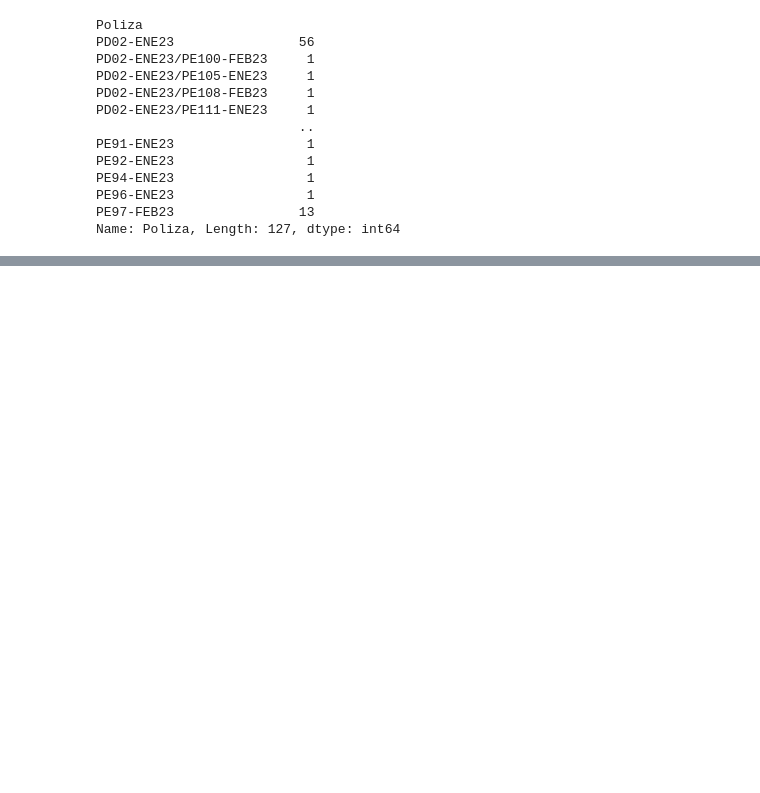
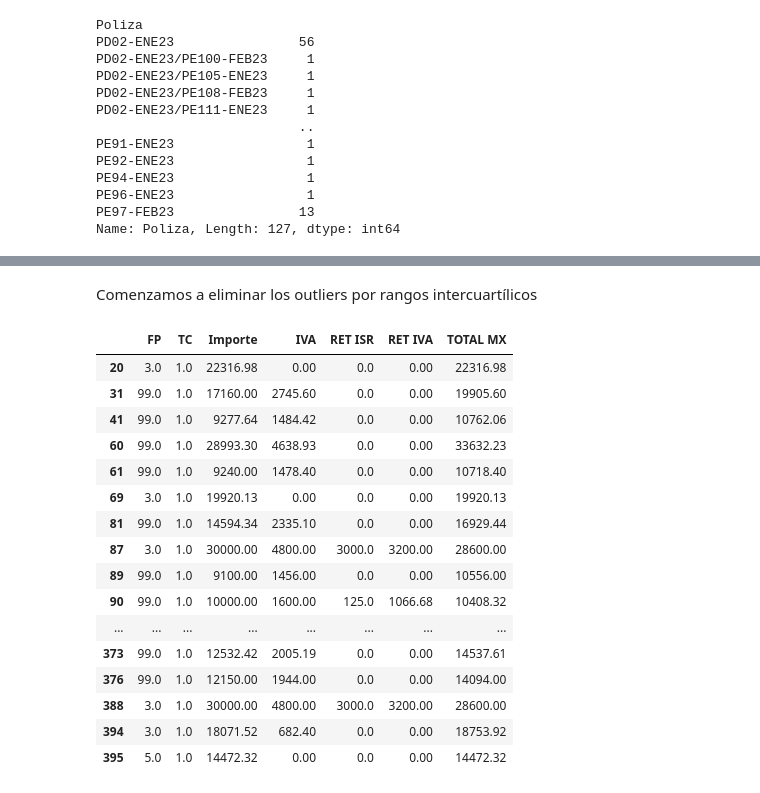
Before and after one commit to karen1203/Valores_Atipicos, a Jupyter notebook: 2023.ipynb, the cells around one changed output, grey strips where cells are left out. Drawn from its saved outputs; the diff is of its cells as text; code cells hidden in the pictures; blank space fills up the shorter version.

```diff
--- a/2023.ipynb
+++ b/2023.ipynb
@@ -226,0 +290,36 @@ gasto
+# %% [markdown]
+Comenzamos a eliminar los outliers por rangos intercuartílicos
+# %%
+y=cuantitativos["Importe"]
+
+percentil25=y.quantile(0.25)
+
+percentil75=y.quantile(0.75)
+
+iqr=percentil75-percentil25
+
+limiteSuperior= percentil75+1.5*iqr
+
+limiteInferior=percentil25-1.5*iqr
+
+outliersIqr= cuantitativos[(y>limiteSuperior) | (y<limiteInferior)]
+
+outliersIqr
+# %% [output]
+|  | FP | TC | Importe | IVA | RET ISR | RET IVA | TOTAL MX |
+| 20 | 3.0 | 1.0 | 22316.98 | 0.00 | 0.0 | 0.00 | 22316.98 |
+| 31 | 99.0 | 1.0 | 17160.00 | 2745.60 | 0.0 | 0.00 | 19905.60 |
+| 41 | 99.0 | 1.0 | 9277.64 | 1484.42 | 0.0 | 0.00 | 10762.06 |
+| 60 | 99.0 | 1.0 | 28993.30 | 4638.93 | 0.0 | 0.00 | 33632.23 |
+| 61 | 99.0 | 1.0 | 9240.00 | 1478.40 | 0.0 | 0.00 | 10718.40 |
+| 69 | 3.0 | 1.0 | 19920.13 | 0.00 | 0.0 | 0.00 | 19920.13 |
+| 81 | 99.0 | 1.0 | 14594.34 | 2335.10 | 0.0 | 0.00 | 16929.44 |
+| 87 | 3.0 | 1.0 | 30000.00 | 4800.00 | 3000.0 | 3200.00 | 28600.00 |
+| 89 | 99.0 | 1.0 | 9100.00 | 1456.00 | 0.0 | 0.00 | 10556.00 |
+| 90 | 99.0 | 1.0 | 10000.00 | 1600.00 | 125.0 | 1066.68 | 10408.32 |
+| ... | ... | ... | ... | ... | ... | ... | ... |
+| 373 | 99.0 | 1.0 | 12532.42 | 2005.19 | 0.0 | 0.00 | 14537.61 |
+| 376 | 99.0 | 1.0 | 12150.00 | 1944.00 | 0.0 | 0.00 | 14094.00 |
+| 388 | 3.0 | 1.0 | 30000.00 | 4800.00 | 3000.0 | 3200.00 | 28600.00 |
+| 394 | 3.0 | 1.0 | 18071.52 | 682.40 | 0.0 | 0.00 | 18753.92 |
+| 395 | 5.0 | 1.0 | 14472.32 | 0.00 | 0.0 | 0.00 | 14472.32 |
```
Also changed, not shown: parts of 27 cells of this notebook.
